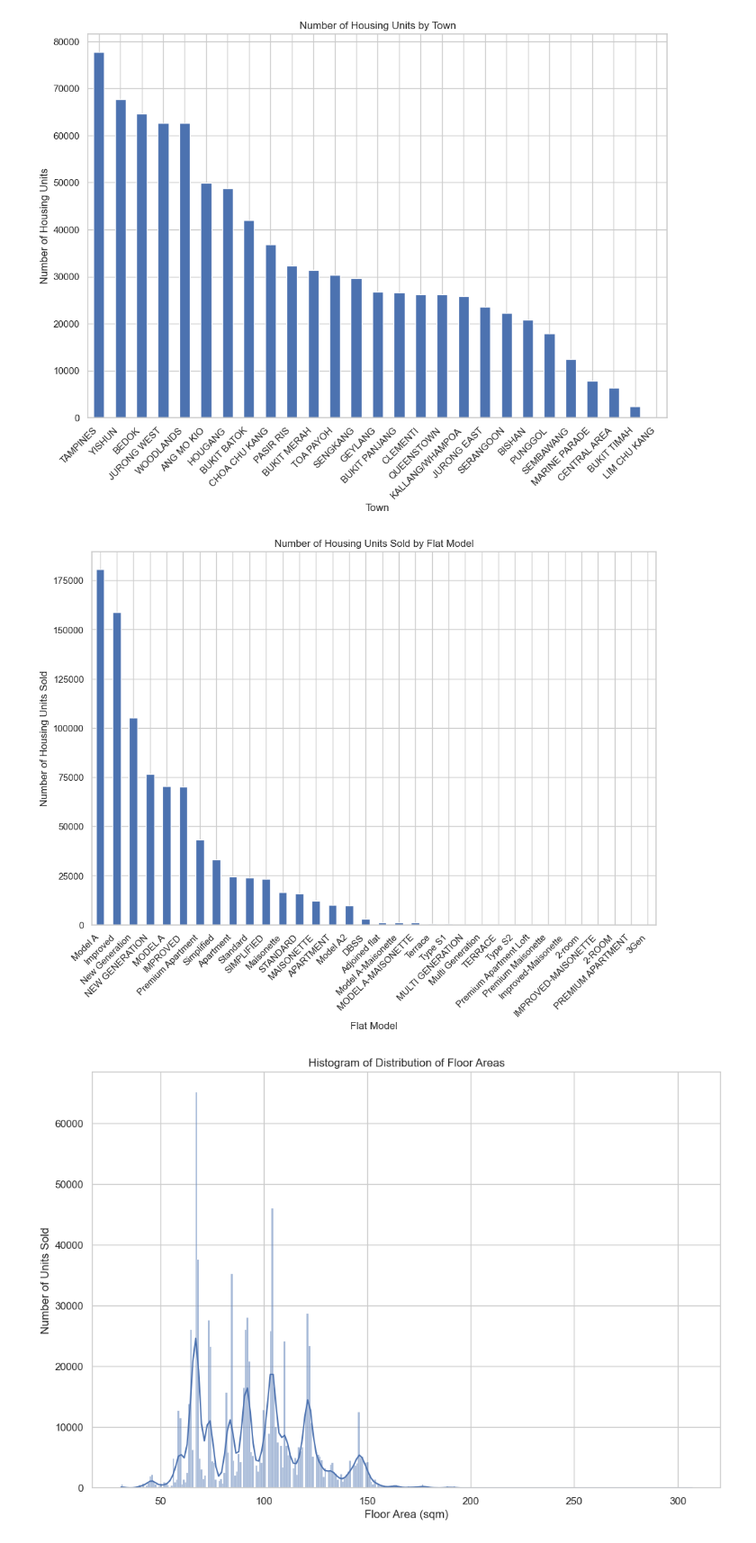
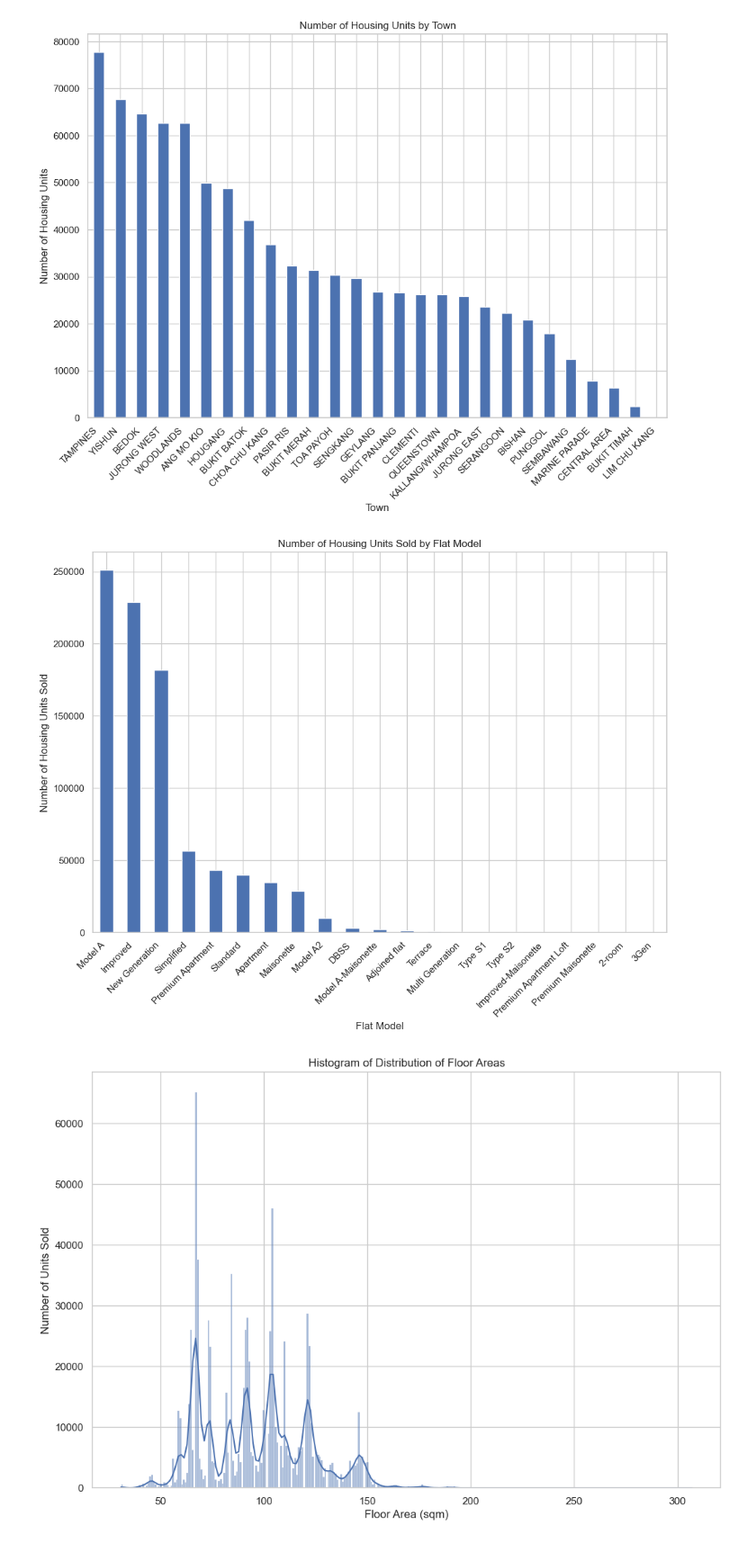
Before and after one commit to kkinmunn/is4303_hdbresale, a Jupyter notebook: eda/eda.ipynb, the cells around one changed output. Shown at 90% size. Drawn from its saved outputs; the diff is of its cells as text; code cells hidden in the pictures.

Commit message:
Merged caps and no caps for flat model
i.e. Model A vs MODEL A

```diff
--- a/eda/eda.ipynb
+++ b/eda/eda.ipynb
@@ -128,21 +128,90 @@ plt.show()
 # %%
 # bar chart for flat model
 
 # count the occurrences of each flat_model
 flat_model_counts = data_hdb_raw['flat_model'].value_counts()
 
+# merge flat model with different names that refer to the same type
+types_to_merge = ['Model A', 'MODEL A']
+merged_count = flat_model_counts.loc[types_to_merge].sum()
+flat_model_counts = flat_model_counts.drop(types_to_merge)
+flat_model_counts['Model A'] = merged_count
+
+types_to_merge = ['Improved', 'IMPROVED']
+merged_count = flat_model_counts.loc[types_to_merge].sum()
+flat_model_counts = flat_model_counts.drop(types_to_merge)
+flat_model_counts['Improved'] = merged_count
+
+types_to_merge = ['New Generation', 'NEW GENERATION']
+merged_count = flat_model_counts.loc[types_to_merge].sum()
+flat_model_counts = flat_model_counts.drop(types_to_merge)
+flat_model_counts['New Generation'] = merged_count
+
+types_to_merge = ['Premium Apartment', 'PREMIUM APARTMENT']
+merged_count = flat_model_counts.loc[types_to_merge].sum()
+flat_model_counts = flat_model_counts.drop(types_to_merge)
+flat_model_counts['Premium Apartment'] = merged_count
+
+types_to_merge = ['Simplified', 'SIMPLIFIED']
+merged_count = flat_model_counts.loc[types_to_merge].sum()
+flat_model_counts = flat_model_counts.drop(types_to_merge)
+flat_model_counts['Simplified'] = merged_count
+
+types_to_merge = ['Apartment', 'APARTMENT']
+merged_count = flat_model_counts.loc[types_to_merge].sum()
+flat_model_counts = flat_model_counts.drop(types_to_merge)
+flat_model_counts['Apartment'] = merged_count
+
+types_to_merge = ['Standard', 'STANDARD']
+merged_count = flat_model_counts.loc[types_to_merge].sum()
+flat_model_counts = flat_model_counts.drop(types_to_merge)
+flat_model_counts['Standard'] = merged_count
+
+types_to_merge = ['Maisonette', 'MAISONETTE']
+merged_count = flat_model_counts.loc[types_to_merge].sum()
+flat_model_counts = flat_model_counts.drop(types_to_merge)
+flat_model_counts['Maisonette'] = merged_count
+
+types_to_merge = ['2-room', '2-ROOM']
+merged_count = flat_model_counts.loc[types_to_merge].sum()
+flat_model_counts = flat_model_counts.drop(types_to_merge)
+flat_model_counts['2-room'] = merged_count
+
+types_to_merge = ['Improved-Maisonette', 'IMPROVED-MAISONETTE']
+merged_count = flat_model_counts.loc[types_to_merge].sum()
+flat_model_counts = flat_model_counts.drop(types_to_merge)
+flat_model_counts['Improved-Maisonette'] = merged_count
+
+types_to_merge = ['Model A-Maisonette', 'MODEL A-MAISONETTE']
+merged_count = flat_model_counts.loc[types_to_merge].sum()
+flat_model_counts = flat_model_counts.drop(types_to_merge)
+flat_model_counts['Model A-Maisonette'] = merged_count
+
+types_to_merge = ['Multi Generation', 'MULTI GENERATION']
+merged_count = flat_model_counts.loc[types_to_merge].sum()
+flat_model_counts = flat_model_counts.drop(types_to_merge)
+flat_model_counts['Multi Generation'] = merged_count
+
+types_to_merge = ['Terrace', 'TERRACE']
+merged_count = flat_model_counts.loc[types_to_merge].sum()
+flat_model_counts = flat_model_counts.drop(types_to_merge)
+flat_model_counts['Terrace'] = merged_count
+
 # size
 plt.figure(figsize=(12, 8))
+
+# sort
+flat_model_counts = flat_model_counts.sort_values(ascending=False)
 
 # plot
 flat_model_counts.plot(kind='bar')
 plt.title('Number of Housing Units Sold by Flat Model')
 plt.xlabel('Flat Model')
 plt.ylabel('Number of Housing Units Sold')
 plt.xticks(rotation=45, ha='right')
 plt.show()
 # %% [output]
-[figure, old version]
+[figure, new version]
 # %%
 # histogram for floor area
 
```
Also changed, not shown: parts of 1 cell of this notebook.
